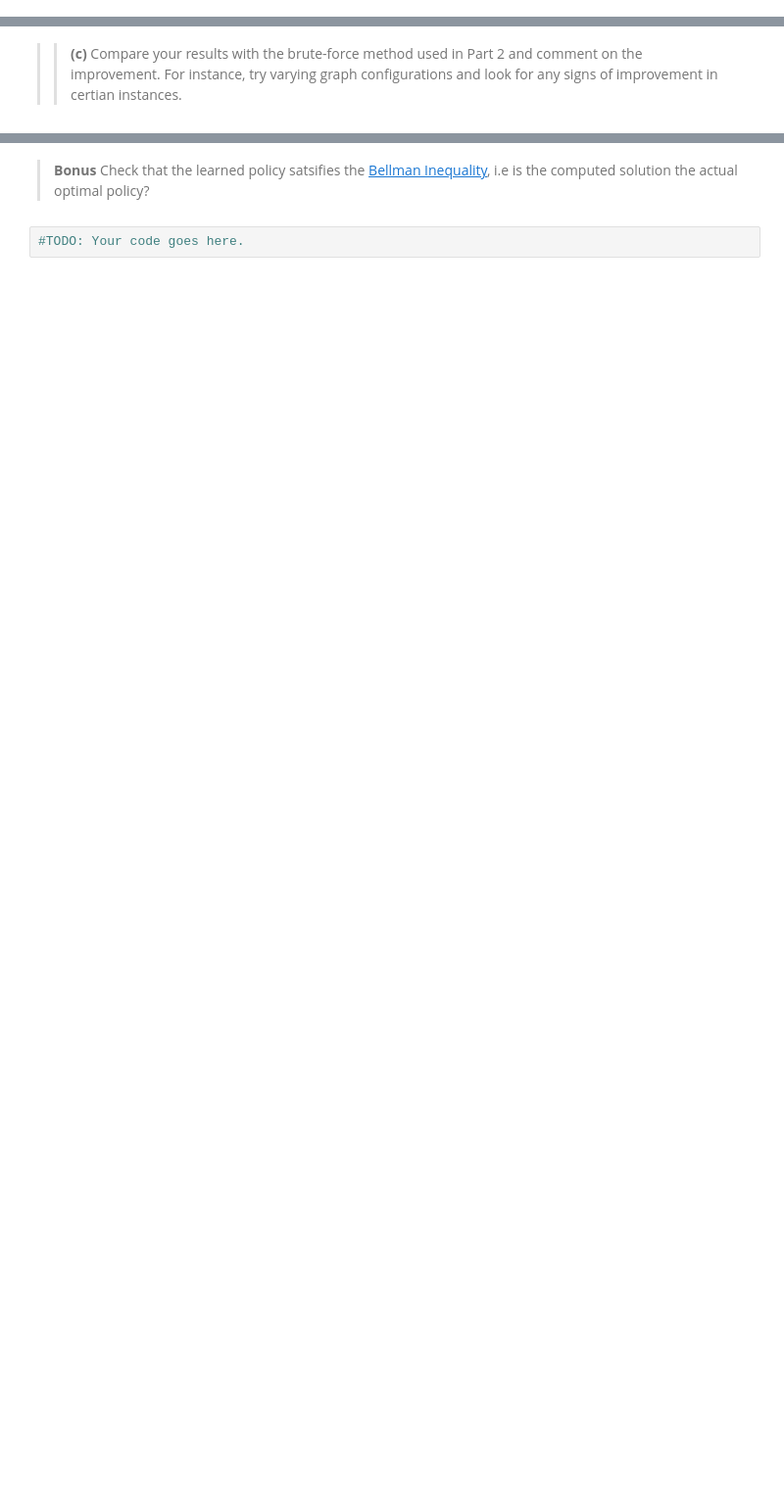
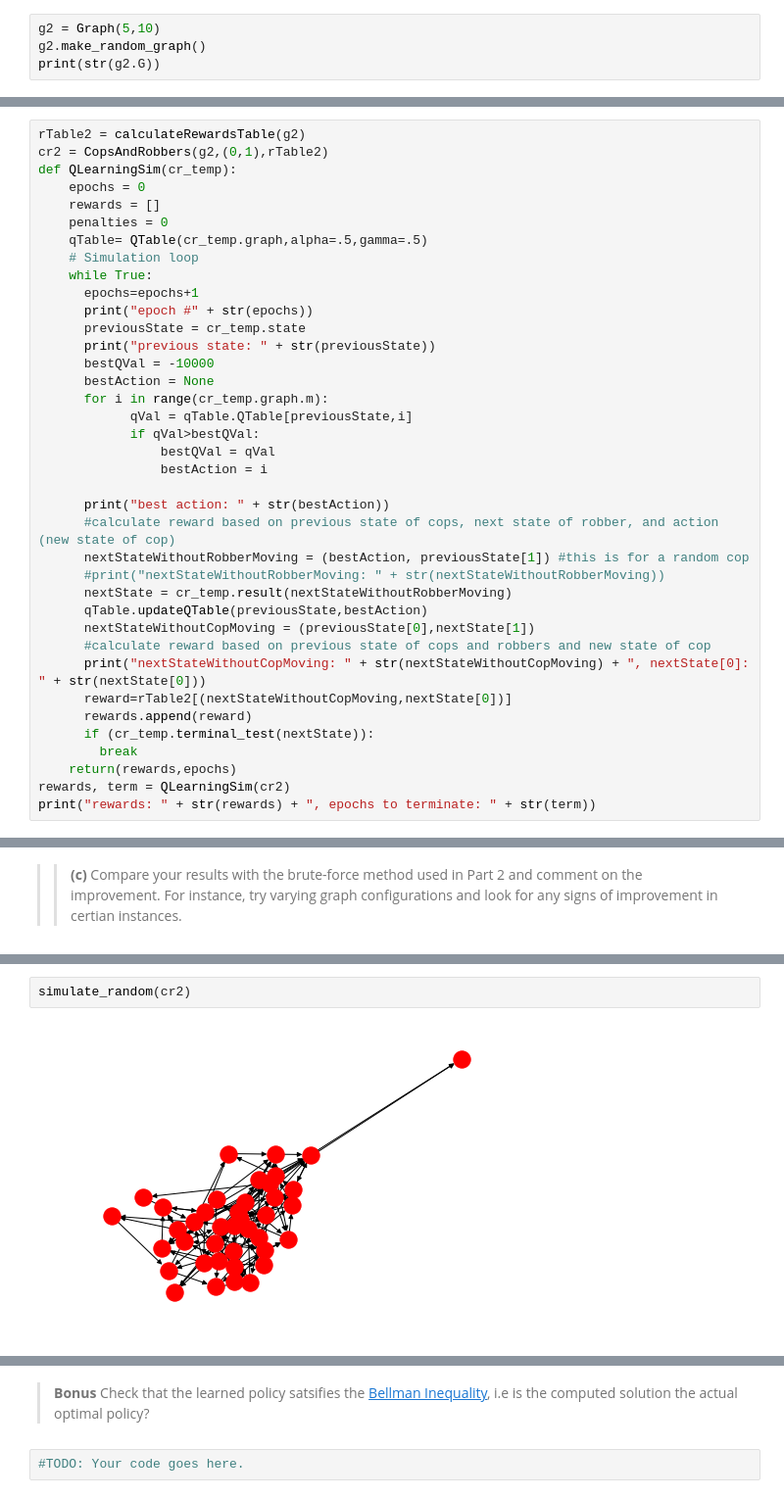
Before and after one commit to paullintilhac/engs108-6, a Jupyter notebook: assignment_6_ENGS_108_Fall_2021.ipynb, the cells around one changed output, grey strips where cells are left out. Shown at 98% size. Drawn from its saved outputs; the diff is of its cells as text; blank space fills up the shorter version.

```diff
--- a/assignment_6_ENGS_108_Fall_2021.ipynb
+++ b/assignment_6_ENGS_108_Fall_2021.ipynb
@@ -247,0 +364,4 @@ while True:
+# %%
+g2 = Graph(5,10)
+g2.make_random_graph()
+print(str(g2.G))
@@ -247,0 +370,38 @@ while True:
+# %%
+rTable2 = calculateRewardsTable(g2)
+cr2 = CopsAndRobbers(g2,(0,1),rTable2)
+def QLearningSim(cr_temp):
+    epochs = 0
+    rewards = []
+    penalties = 0
+    qTable= QTable(cr_temp.graph,alpha=.5,gamma=.5)
+    # Simulation loop
+    while True:
+      epochs=epochs+1
+      print("epoch #" + str(epochs))
+      previousState = cr_temp.state
+      print("previous state: " + str(previousState))
+      bestQVal = -10000
+      bestAction = None
+      for i in range(cr_temp.graph.m):
+            qVal = qTable.QTable[previousState,i]
+            if qVal>bestQVal:
+                bestQVal = qVal
+                bestAction = i
+
+      print("best action: " + str(bestAction))
+      #calculate reward based on previous state of cops, next state of robber, and action (new state of cop)
+      nextStateWithoutRobberMoving = (bestAction, previousState[1]) #this is for a random cop
+      #print("nextStateWithoutRobberMoving: " + str(nextStateWithoutRobberMoving))
+      nextState = cr_temp.result(nextStateWithoutRobberMoving)
+      qTable.updateQTable(previousState,bestAction)
+      nextStateWithoutCopMoving = (previousState[0],nextState[1])
+      #calculate reward based on previous state of cops and robbers and new state of cop
+      print("nextStateWithoutCopMoving: " + str(nextStateWithoutCopMoving) + ", nextState[0]: " + str(nextState[0]))
+      reward=rTable2[(nextStateWithoutCopMoving,nextState[0])]
+      rewards.append(reward)
+      if (cr_temp.terminal_test(nextState)):
+        break
+    return(rewards,epochs)
+rewards, term = QLearningSim(cr2)
+print("rewards: " + str(rewards) + ", epochs to terminate: " + str(term))
@@ -251,0 +428,4 @@ while True:
+# %%
+simulate_random(cr2)
+# %% [output]
+[figure, added]
```
Also changed, not shown: parts of 13 cells of this notebook.
